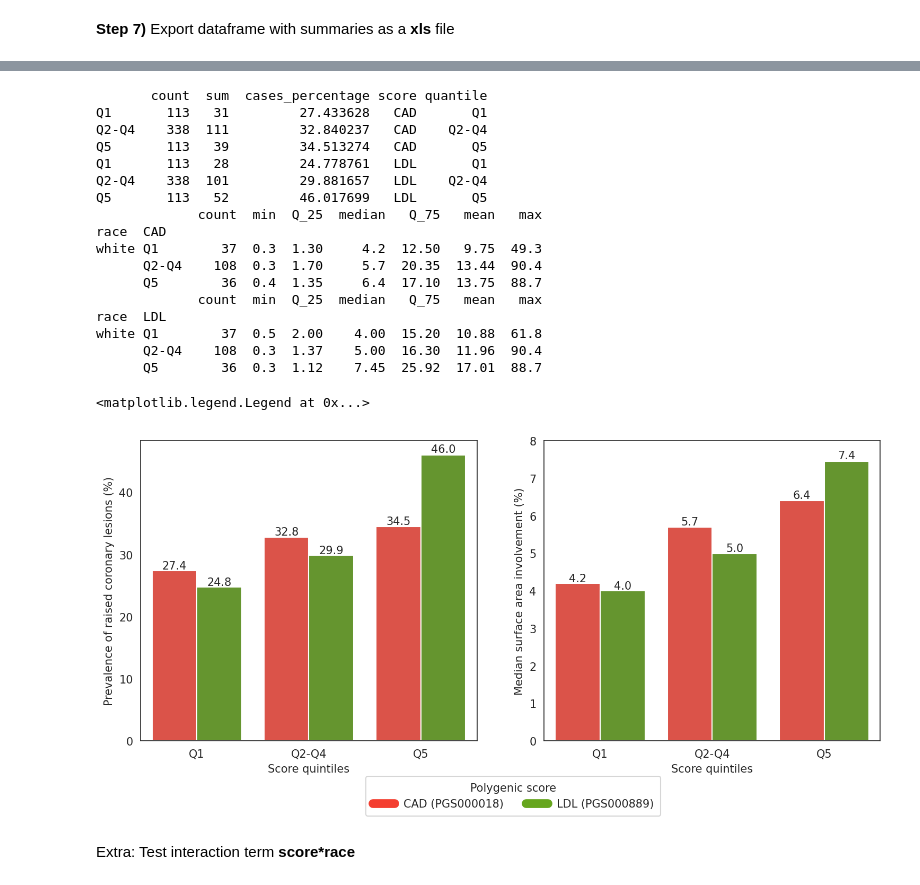
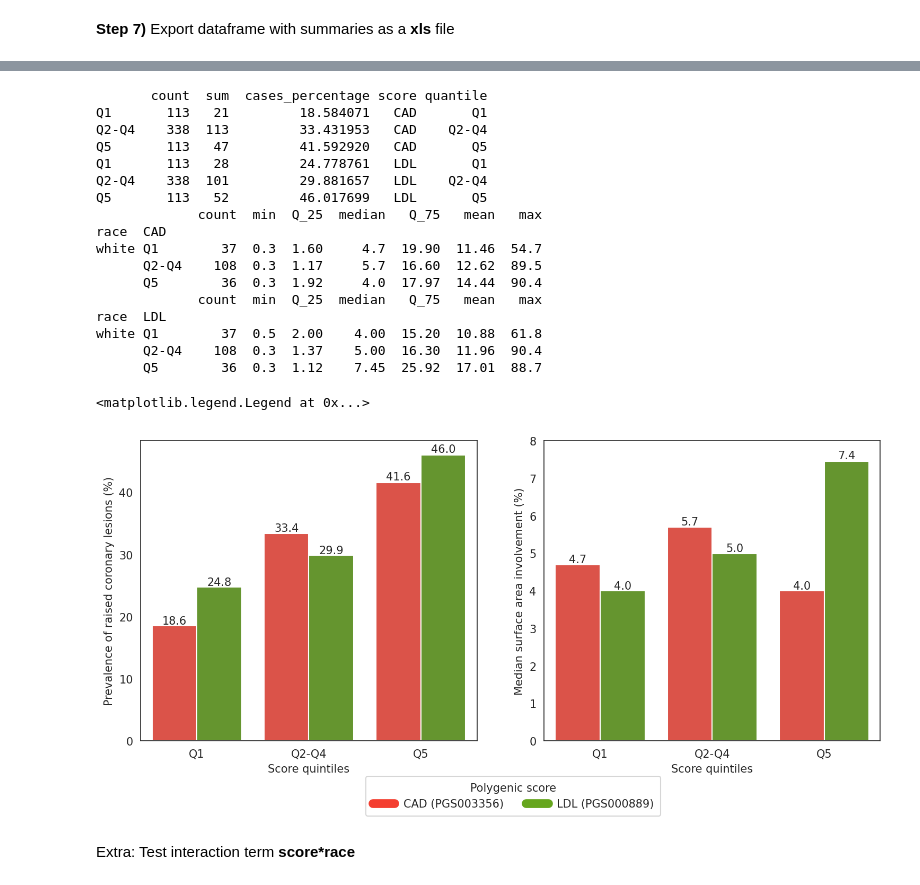
Before and after one commit to rodrigoguarischi/sea, a Jupyter notebook: calculate_grs_odds_ratios_and_create_plots.ipynb, the cells around one changed output, grey strips where cells are left out. Saved outputs shown, nothing was run; the diff lists cells and outputs as text; code cells hidden in the pictures.

```diff
--- a/calculate_grs_odds_ratios_and_create_plots.ipynb
+++ b/calculate_grs_odds_ratios_and_create_plots.ipynb
@@ -516,7 +519,8 @@ def get_models_subset(race, reference_panel_id, grs_subset, threshold ):
 
 # Define score_info and classes of selected scores
 grs_subset_and_info = {
-    "PGS000018": ["CAD", "metaGRS", "1,745,179", "CAD"],
+    "PGS003356": ["CAD", "LDpred", "2,324,683", "CAD"],
+    # "PGS000018": ["CAD", "metaGRS", "1,745,179", "CAD"],
     "PGS000889": ["LDL", "P+T", "9,009", "Dyslipidemia"],
     "PGS002133": ["Fat %", "LDpred2", "995,419", "Adiposity"],
     "PGS001351": ["Ins", "PRS-CS", "1,025,098", "Dysglycemia"],
@@ -534,7 +538,7 @@ class_to_color = {
     "Hypertension": sns.color_palette( n_colors=10, palette="Blues" )[6]
     }
 
-for race in ['white', "black"]:
+for race in ['white', 'black']:
 
     # Subset based on criterias and save to a new dataframe
     models_subset = get_models_subset( race, "topmed", grs_subset_and_info.keys(), "r0")
@@ -580,8 +584,8 @@ for race in ['white', "black"]:
     for index, row in models_subset.iterrows():
         plt.text( x=-3.4, y=p_value_y_pos, ha='center', va="center", s="{0}".format( row["trait_abbreviation"] ), fontsize=10)
         plt.text( x=-3, y=p_value_y_pos, ha='center', va="center", s="{0}".format( row["dev_method"] ), fontsize=10)
-        plt.text( x=-2.45, y=p_value_y_pos, ha='center', va="center", s="{0}".format( row["n_variants"] ), fontsize=10)
-        plt.text( x=1.3, y=p_value_y_pos, ha='center', va="center", s="{0:.3f}{1}".format( row["score_pvalue"], "*" if( row["fdr_significant"] ) else "  "), fontsize=10)
+        plt.text( x=-2.2, y=p_value_y_pos, ha='right', va="center", s="{0}".format( row["n_variants"] ), fontsize=10)
+        plt.text( x=1.3, y=p_value_y_pos, ha='center', va="center", s="{0:.4f}{1}".format( row["score_pvalue"], "*" if( row["fdr_significant"] ) else "  "), fontsize=10)
         p_value_y_pos-=0.1
 
 # Add legend
@@ -598,13 +602,14 @@ ax.legend(handles=trait_handles, loc=(-0.5, -0.3), shadow=False, borderpad=0.6,
 
 fig, (ax1, ax2) = plt.subplots(ncols=2, sharey=True, figsize=(12,5))
 
-for score in ["topmed_r0_PGS000018", "topmed_r0_PGS000889"]:
+for score in ["topmed_r0_PGS003356", "topmed_r0_PGS000889"]:
+# for score in ["topmed_r0_PGS000018", "topmed_r0_PGS000889"]:
 
     sns.histplot(
         x = score,
         hue = "race",
         kde=True,
         data = sea_dataset_full,
-        ax = ax1 if score == "topmed_r0_PGS000018" else ax2
+        ax = ax2 if score == "topmed_r0_PGS000889" else ax1
         )
 # %% [output]
@@ -661,7 +666,7 @@ sea_dataset_subset = sea_dataset_full[ sea_dataset_full["race"] == race ]
 
 # Split data on non equally-sized quantiles (20-60-20)
 quantile_labels = ["Q1", "Q2-Q4", "Q5"]
-sea_dataset_subset = sea_dataset_subset.assign( CAD=pd.qcut(sea_dataset_subset["topmed_r0_PGS000018"], [0,0.2,0.8,1], labels=quantile_labels) )
+sea_dataset_subset = sea_dataset_subset.assign( CAD=pd.qcut(sea_dataset_subset["topmed_r0_PGS003356"], [0,0.2,0.8,1], labels=quantile_labels) )
 sea_dataset_subset = sea_dataset_subset.assign( LDL=pd.qcut(sea_dataset_subset["topmed_r0_PGS000889"], [0,0.2,0.8,1], labels=quantile_labels) )
 
 cases_quantiles = pd.concat( [
@@ -703,7 +708,7 @@ sea_dataset_subset = sea_dataset_full[ ( sea_dataset_full["race"] == race ) & (s
 
 # Split data on non equally-sized quantiles (20-60-20)
 quantile_labels = ["Q1", "Q2-Q4", "Q5"]
-sea_dataset_subset = sea_dataset_subset.assign( CAD=pd.qcut(sea_dataset_subset["topmed_r0_PGS000018"], [0,0.2,0.8,1], labels=quantile_labels) )
+sea_dataset_subset = sea_dataset_subset.assign( CAD=pd.qcut(sea_dataset_subset["topmed_r0_PGS003356"], [0,0.2,0.8,1], labels=quantile_labels) )
 sea_dataset_subset = sea_dataset_subset.assign( LDL=pd.qcut(sea_dataset_subset["topmed_r0_PGS000889"], [0,0.2,0.8,1], labels=quantile_labels) )
 
 # Print some basic statistics
@@ -725,41 +730,41 @@ p = sns.barplot(
         },
     data = pd.melt( sea_dataset_subset, id_vars=[y_variable], value_vars=['CAD', 'LDL'], ignore_index=False ),
     ax = ax2
     )
 
 # Change axis labels and ranges
 # p.set( xlabel="Score quintiles", ylabel="Mean surface area involvement (%)", ylim=(0,18) )
 p.set( xlabel="Score quintiles", ylabel="Median surface area involvement (%)", ylim=(0,8) )
 
 # Display value on top of barplots
 show_values(p)
 
 # Add a single legend for both panels
 trait_handles = []
-trait_handles.append( mlines.Line2D([], [], label="CAD (PGS000018)", color=sns.color_palette( n_colors=40, palette="CMRmap" )[19], lw=8) )
+trait_handles.append( mlines.Line2D([], [], label="CAD (PGS003356)", color=sns.color_palette( n_colors=40, palette="CMRmap" )[19], lw=8) )
 trait_handles.append( mlines.Line2D([], [], label="LDL (PGS000889)", color=sns.color_palette( n_colors=40, palette="Dark2" )[4], lw=8) )
 ax1.legend_.remove()
 ax2.legend( title="Polygenic score", handles=trait_handles, loc=(-0.53, -0.25), shadow=False, borderpad=0.6, ncol=3 )
 # %% [output]
        count  sum  cases_percentage score quantile
-Q1       113   31         27.433628   CAD       Q1
-Q2-Q4    338  111         32.840237   CAD    Q2-Q4
-Q5       113   39         34.513274   CAD       Q5
+Q1       113   21         18.584071   CAD       Q1
+Q2-Q4    338  113         33.431953   CAD    Q2-Q4
+Q5       113   47         41.592920   CAD       Q5
 Q1       113   28         24.778761   LDL       Q1
 Q2-Q4    338  101         29.881657   LDL    Q2-Q4
 Q5       113   52         46.017699   LDL       Q5
              count  min  Q_25  median   Q_75   mean   max
 race  CAD
-white Q1        37  0.3  1.30     4.2  12.50   9.75  49.3
-      Q2-Q4    108  0.3  1.70     5.7  20.35  13.44  90.4
-      Q5        36  0.4  1.35     6.4  17.10  13.75  88.7
+white Q1        37  0.3  1.60     4.7  19.90  11.46  54.7
+      Q2-Q4    108  0.3  1.17     5.7  16.60  12.62  89.5
+      Q5        36  0.3  1.92     4.0  17.97  14.44  90.4
              count  min  Q_25  median   Q_75   mean   max
 race  LDL
 white Q1        37  0.5  2.00    4.00  15.20  10.88  61.8
       Q2-Q4    108  0.3  1.37    5.00  16.30  11.96  90.4
       Q5        36  0.3  1.12    7.45  25.92  17.01  88.7
 <matplotlib.legend.Legend at 0x...>
-[figure, old version]
+[figure, new version]
 # %% [markdown]
 Extra: Test interaction term **score*race**
 # %%
```
Also changed, not shown: parts of 12 cells of this notebook, 2 other files.
